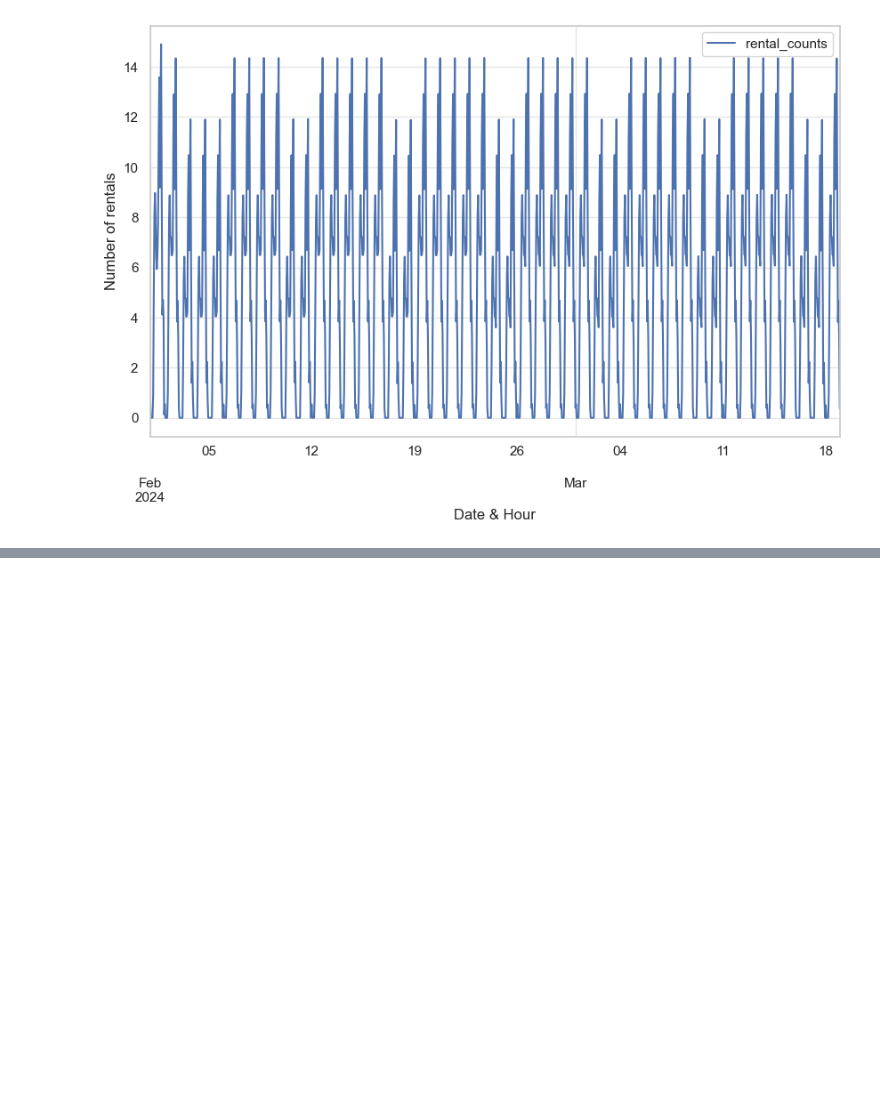
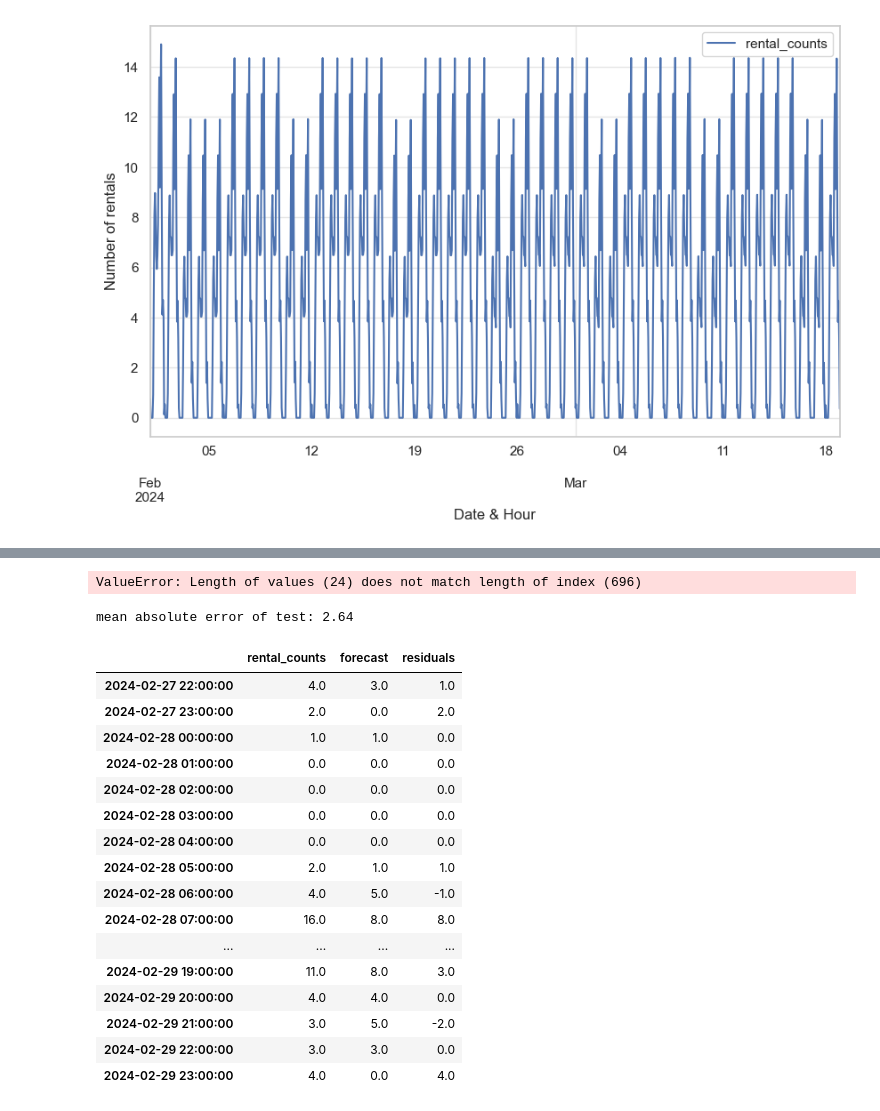
Before and after one commit to MiriinD/Bike-Sharing-Demand-Pred, a Jupyter notebook: Forecasting_bike_demand_station6_user-input_FINAL.ipynb, the cells around one changed output, grey strips where cells are left out. Drawn from its saved outputs; the diff is of its cells as text; code cells hidden in the pictures; blank space fills up the shorter version.

```diff
--- a/Forecasting_bike_demand_station6_user-input_FINAL.ipynb
+++ b/Forecasting_bike_demand_station6_user-input_FINAL.ipynb
@@ -423,0 +400,32 @@ mean absolute error of test: 2.64
+# %%
+from sklearn.metrics import mean_squared_error as mse, mean_absolute_error as mae
+
+forecast_residuals = pd.DataFrame({'rental_counts': station_6_feb_agg['rental_counts'], 'forecast': forecast.rental_prediction.values}, index=station_6_feb_agg.index)
+forecast_residuals['residuals'] = forecast_residuals['rental_counts']-forecast_residuals['forecast']
+# %% [output]
+ValueError: Length of values (24) does not match length of index (696)
+# %%
+mae_test = round(mae(station_6_feb_agg['rental_counts'],forecast.rental_prediction),2) # mean absolute error
+print(f'mean absolute error of test: {mae_test}')
+# %% [output]
+mean absolute error of test: 2.64
+# %%
+forecast_residuals.tail(50)
+# %% [output]
+|  | rental_counts | forecast | residuals |
+| 2024-02-27 22:00:00 | 4.0 | 3.0 | 1.0 |
+| 2024-02-27 23:00:00 | 2.0 | 0.0 | 2.0 |
+| 2024-02-28 00:00:00 | 1.0 | 1.0 | 0.0 |
+| 2024-02-28 01:00:00 | 0.0 | 0.0 | 0.0 |
+| 2024-02-28 02:00:00 | 0.0 | 0.0 | 0.0 |
+| 2024-02-28 03:00:00 | 0.0 | 0.0 | 0.0 |
+| 2024-02-28 04:00:00 | 0.0 | 0.0 | 0.0 |
+| 2024-02-28 05:00:00 | 2.0 | 1.0 | 1.0 |
+| 2024-02-28 06:00:00 | 4.0 | 5.0 | -1.0 |
+| 2024-02-28 07:00:00 | 16.0 | 8.0 | 8.0 |
+| ... | ... | ... | ... |
+| 2024-02-29 19:00:00 | 11.0 | 8.0 | 3.0 |
+| 2024-02-29 20:00:00 | 4.0 | 4.0 | 0.0 |
+| 2024-02-29 21:00:00 | 3.0 | 5.0 | -2.0 |
+| 2024-02-29 22:00:00 | 3.0 | 3.0 | 0.0 |
+| 2024-02-29 23:00:00 | 4.0 | 0.0 | 4.0 |
```
Also changed, not shown: parts of 18 cells of this notebook, 1 other file.
